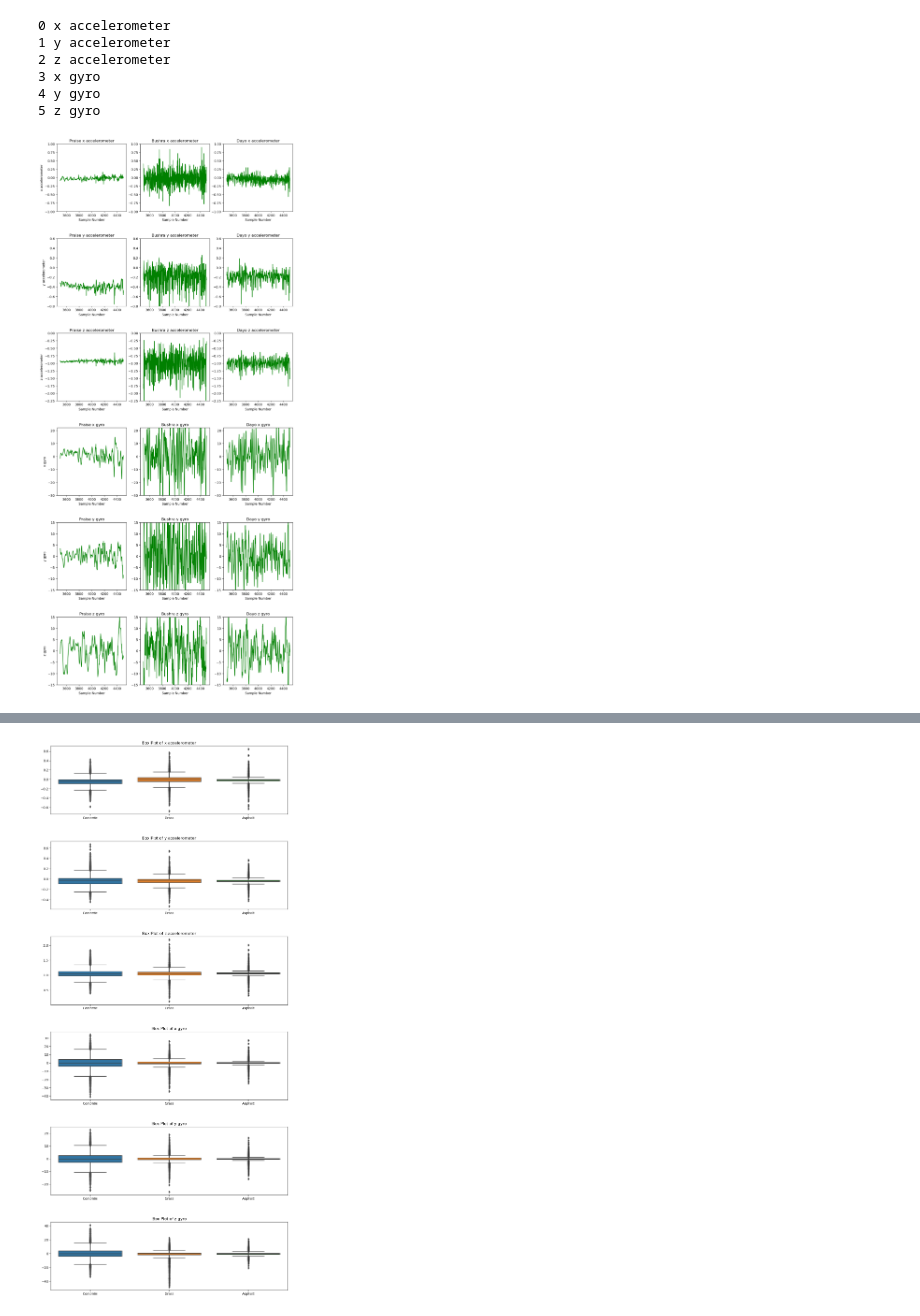
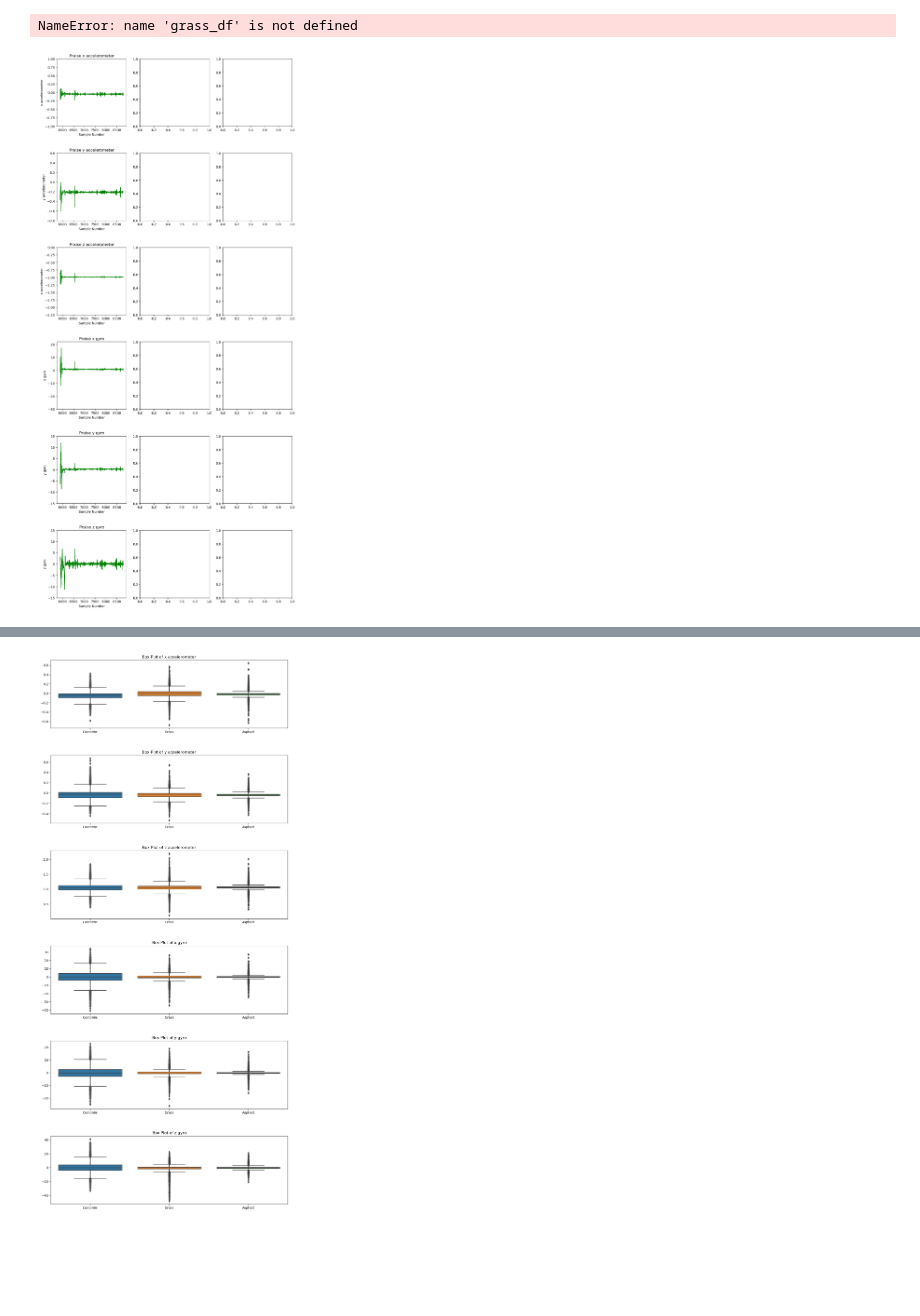
Before and after one commit to D-veloper/COMP4030-Data-Science-with-Machine-Learning, a Jupyter notebook: code/Individual Plots Praise.ipynb, the cells around one changed output, grey strips where cells are left out. Saved outputs shown, nothing was run; the diff lists cells and outputs as text; code cells hidden in the pictures; blank space fills up the shorter version.

```diff
--- a/code/Individual Plots Praise.ipynb
+++ b/code/Individual Plots Praise.ipynb
@@ -31,68 +31,63 @@ all_data_frames = [p_grass_df, p_concrete_df, p_asphalt_df, p_stones_df, p_tile_
 for df in all_data_frames:
     df.columns = columns
 # %%
-for i, feature in enumerate(grass_df.columns[1: ], 0):
+# for i, feature in enumerate(grass_df.columns[1: ], 0):
 
-    print(i, feature)
+#     print(i, feature)
 # %% [output]
-0 x accelerometer
-1 y accelerometer
-2 z accelerometer
-3 x gyro
-4 y gyro
-5 z gyro
+NameError: name 'grass_df' is not defined
 # %%
 fig, ax = plt.subplots(6, 3, figsize=(13, 30), gridspec_kw={'hspace': 0.4})
 
 for i, feature in enumerate(p_grass_df.columns[1:], 0):
 
-    ax[i, 0].plot(p_grass_df[3500:4500][feature], color = 'green')
+    ax[i, 0].plot(p_grass_df[-2900:][feature], color = 'green')
 
     ax[i, 0].set_title('Praise '+ feature)
 
     ax[i, 0].set_xlabel('Sample Number')
 
     ax[i, 0].set_ylabel(feature)
 
     if len(feature) > 6:
          ax[i, 0].set_ylim(-1, 1) if feature[0] == 'x' else ax[i, 0].set_ylim(-0.8, 0.6) if feature[0] == 'y' else ax[i, 0].set_ylim(-2.25, 0)
     else:
          ax[i, 0].set_ylim(-30, 22) if feature[0] == 'x' else ax[i, 0].set_ylim(-15, 15) if feature[0] == 'y' else ax[i, 0].set_ylim(-15, 15)
 
 
-for i, feature in enumerate(b_grass_df.columns[1:], 0):
+# for i, feature in enumerate(b_grass_df.columns[1:], 0):
 
-    ax[i, 1].plot(b_grass_df[3500:4500][feature], color = 'green')
+#     ax[i, 1].plot(b_grass_df[3500:4500][feature], color = 'green')
 
-    ax[i, 1].set_title('Bushra '+ feature)
+#     ax[i, 1].set_title('Bushra '+ feature)
 
-    ax[i, 1].set_xlabel('Sample Number')
+#     ax[i, 1].set_xlabel('Sample Number')
 
-    # ax[i, 1].set_ylabel(feature)
+#     # ax[i, 1].set_ylabel(feature)
 
-    if len(feature) > 6:
-         ax[i, 1].set_ylim(-1, 1) if feature[0] == 'x' else ax[i, 1].set_ylim(-0.8, 0.6) if feature[0] == 'y' else ax[i, 1].set_ylim(-2.25, 0)
-    else:
-         ax[i, 1].set_ylim(-30, 22) if feature[0] == 'x' else ax[i, 1].set_ylim(-15, 15) if feature[0] == 'y' else ax[i, 1].set_ylim(-15, 15)
+#     if len(feature) > 6:
+#          ax[i, 1].set_ylim(-1, 1) if feature[0] == 'x' else ax[i, 1].set_ylim(-0.8, 0.6) if feature[0] == 'y' else ax[i, 1].set_ylim(-2.25, 0)
+#     else:
+#          ax[i, 1].set_ylim(-30, 22) if feature[0] == 'x' else ax[i, 1].set_ylim(-15, 15) if feature[0] == 'y' else ax[i, 1].set_ylim(-15, 15)
 
-for i, feature in enumerate(d_grass_df.columns[1:], 0):
+# for i, feature in enumerate(d_grass_df.columns[1:], 0):
 
-    ax[i, 2].plot(d_grass_df[3500:4500][feature], color = 'green')
+#     ax[i, 2].plot(d_grass_df[3500:4500][feature], color = 'green')
 
-    ax[i, 2].set_title('Dayo '+ feature)
+#     ax[i, 2].set_title('Dayo '+ feature)
 
-    ax[i, 2].set_xlabel('Sample Number')
+#     ax[i, 2].set_xlabel('Sample Number')
 
-    # ax[i, 2].set_ylabel(feature)
+#     # ax[i, 2].set_ylabel(feature)
 
-    if len(feature) > 6:
-         ax[i, 2].set_ylim(-1, 1) if feature[0] == 'x' else ax[i, 2].set_ylim(-0.8, 0.6) if feature[0] == 'y' else ax[i, 2].set_ylim(-2.25, 0)
-    else:
-         ax[i, 2].set_ylim(-30, 22) if feature[0] == 'x' else ax[i, 2].set_ylim(-15, 15) if feature[0] == 'y' else ax[i, 2].set_ylim(-15, 15)
+#     if len(feature) > 6:
+#          ax[i, 2].set_ylim(-1, 1) if feature[0] == 'x' else ax[i, 2].set_ylim(-0.8, 0.6) if feature[0] == 'y' else ax[i, 2].set_ylim(-2.25, 0)
+#     else:
+#          ax[i, 2].set_ylim(-30, 22) if feature[0] == 'x' else ax[i, 2].set_ylim(-15, 15) if feature[0] == 'y' else ax[i, 2].set_ylim(-15, 15)
 
 plt.show()
 # %% [output]
-[figure, old version]
+[figure, new version]
 # %%
 fig, ax = plt.subplots(6, 3, figsize=(13, 30), gridspec_kw={'hspace': 0.4})
 
```
Also changed, not shown: parts of 5 cells of this notebook, 10 other files.
